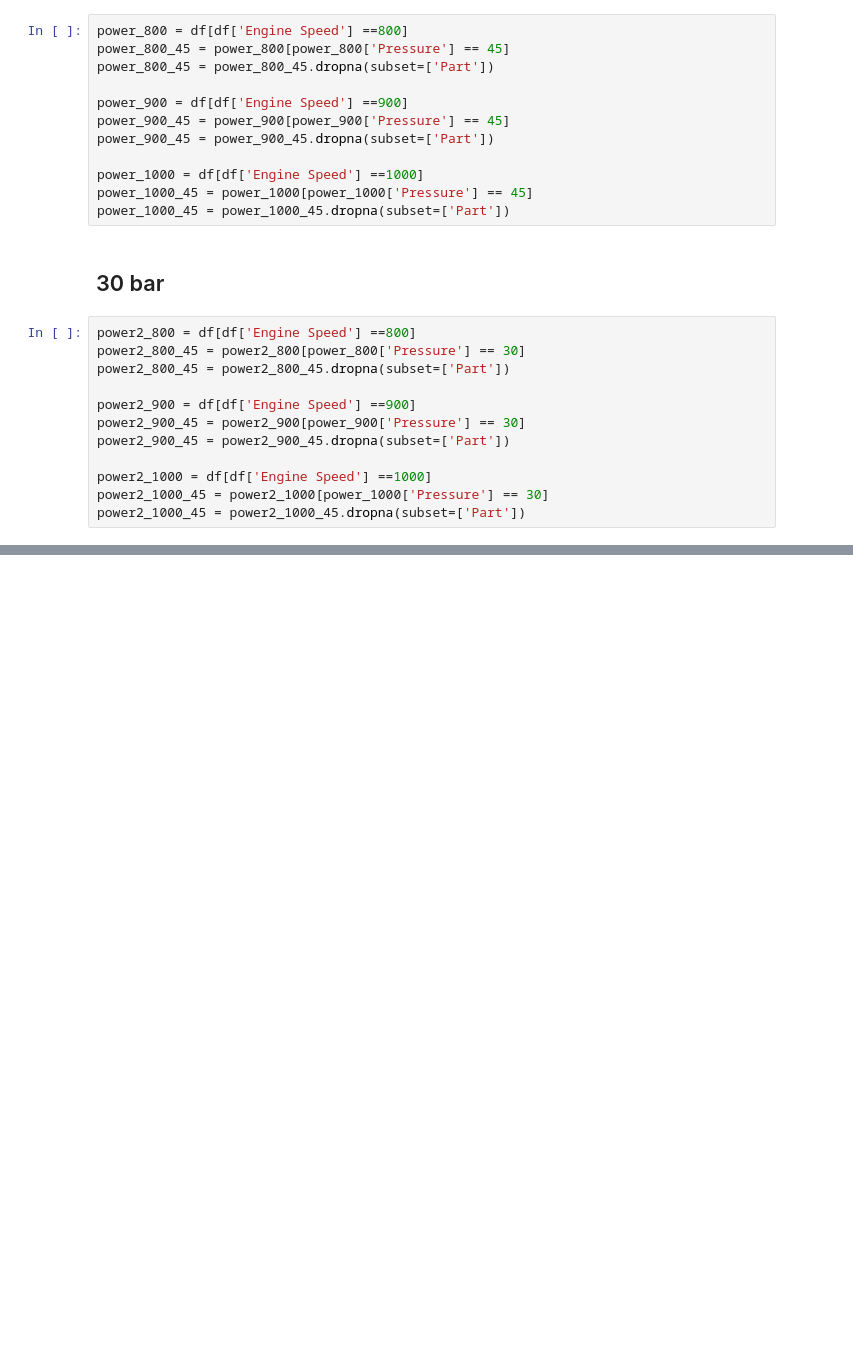
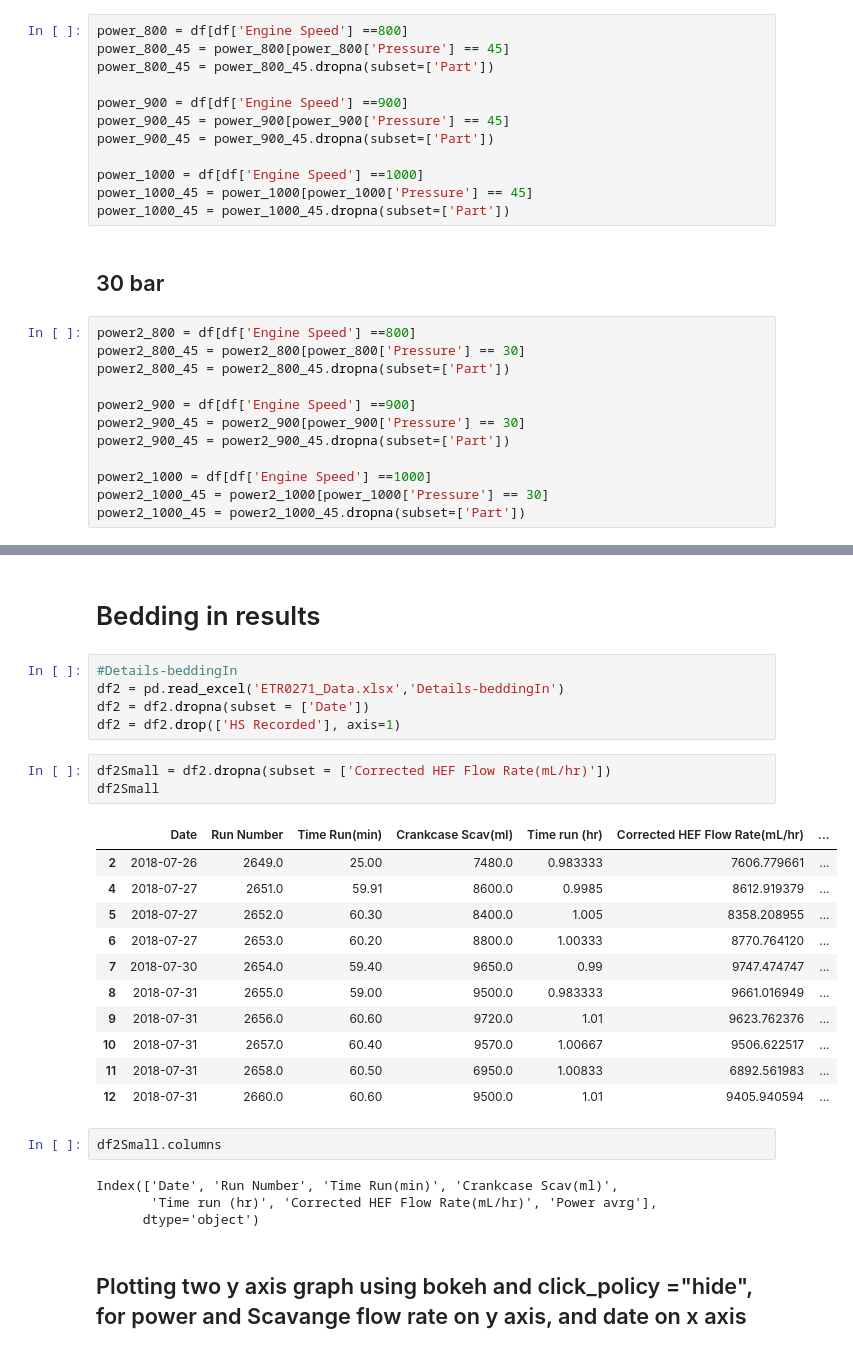
Before and after one commit to jansantora/Bokeh, a Jupyter notebook: Plots.ipynb, the cells around one changed output, grey strips where cells are left out. Saved outputs shown, nothing was run; the diff lists cells and outputs as text; blank space fills up the shorter version.

```diff
--- a/Plots.ipynb
+++ b/Plots.ipynb
@@ -212,3 +332,33 @@ tab2 = Panel(child=p2, title="30bar")
 tabs = Tabs(tabs=[ tab1, tab2 ])
 
 show(tabs)
+# %% [markdown]
+# Bedding in results
+# %%
+#Details-beddingIn
+df2 = pd.read_excel('ETR0271_Data.xlsx','Details-beddingIn')
+df2 = df2.dropna(subset = ['Date'])
+df2 = df2.drop(['HS Recorded'], axis=1)
+# %%
+df2Small = df2.dropna(subset = ['Corrected HEF Flow Rate(mL/hr)'])
+df2Small
+# %% [output]
+|  | Date | Run Number | Time Run(min) | Crankcase Scav(ml) | Time run (hr) | Corrected HEF Flow Rate(mL/hr) | ... |
+| 2 | 2018-07-26 | 2649.0 | 25.00 | 7480.0 | 0.983333 | 7606.779661 | ... |
+| 4 | 2018-07-27 | 2651.0 | 59.91 | 8600.0 | 0.9985 | 8612.919379 | ... |
+| 5 | 2018-07-27 | 2652.0 | 60.30 | 8400.0 | 1.005 | 8358.208955 | ... |
+| 6 | 2018-07-27 | 2653.0 | 60.20 | 8800.0 | 1.00333 | 8770.764120 | ... |
+| 7 | 2018-07-30 | 2654.0 | 59.40 | 9650.0 | 0.99 | 9747.474747 | ... |
+| 8 | 2018-07-31 | 2655.0 | 59.00 | 9500.0 | 0.983333 | 9661.016949 | ... |
+| 9 | 2018-07-31 | 2656.0 | 60.60 | 9720.0 | 1.01 | 9623.762376 | ... |
+| 10 | 2018-07-31 | 2657.0 | 60.40 | 9570.0 | 1.00667 | 9506.622517 | ... |
+| 11 | 2018-07-31 | 2658.0 | 60.50 | 6950.0 | 1.00833 | 6892.561983 | ... |
+| 12 | 2018-07-31 | 2660.0 | 60.60 | 9500.0 | 1.01 | 9405.940594 | ... |
+# %%
+df2Small.columns
+# %% [output]
+Index(['Date', 'Run Number', 'Time Run(min)', 'Crankcase Scav(ml)',
+       'Time run (hr)', 'Corrected HEF Flow Rate(mL/hr)', 'Power avrg'],
+      dtype='object')
+# %% [markdown]
+## Plotting two y axis graph using bokeh and click_policy ="hide", for power and Scavange flow rate on y axis, and date on x axis
```
Also changed, not shown: parts of 20 cells of this notebook.
